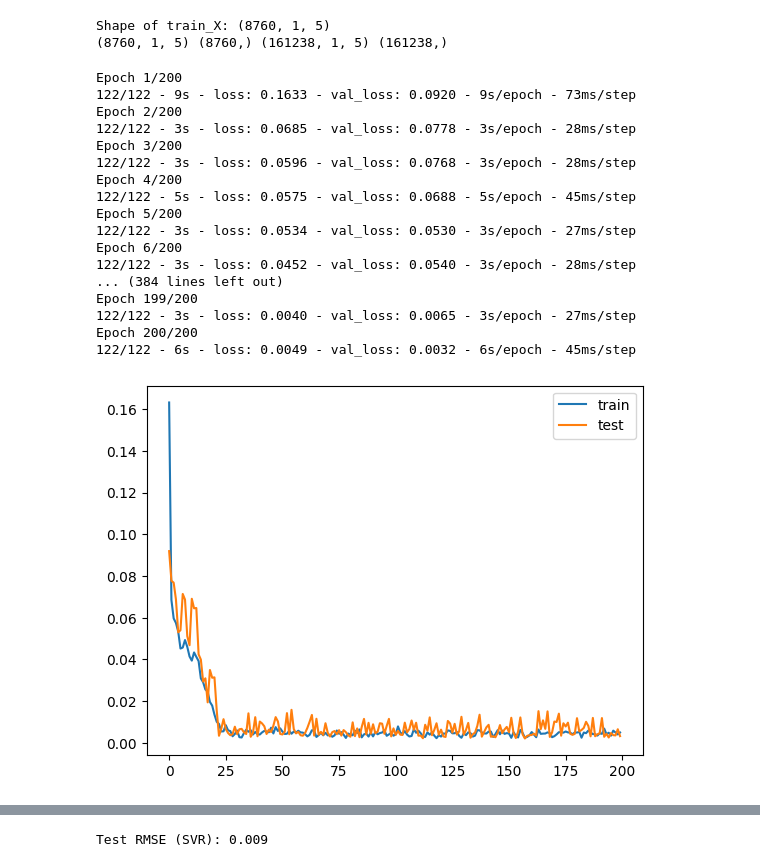
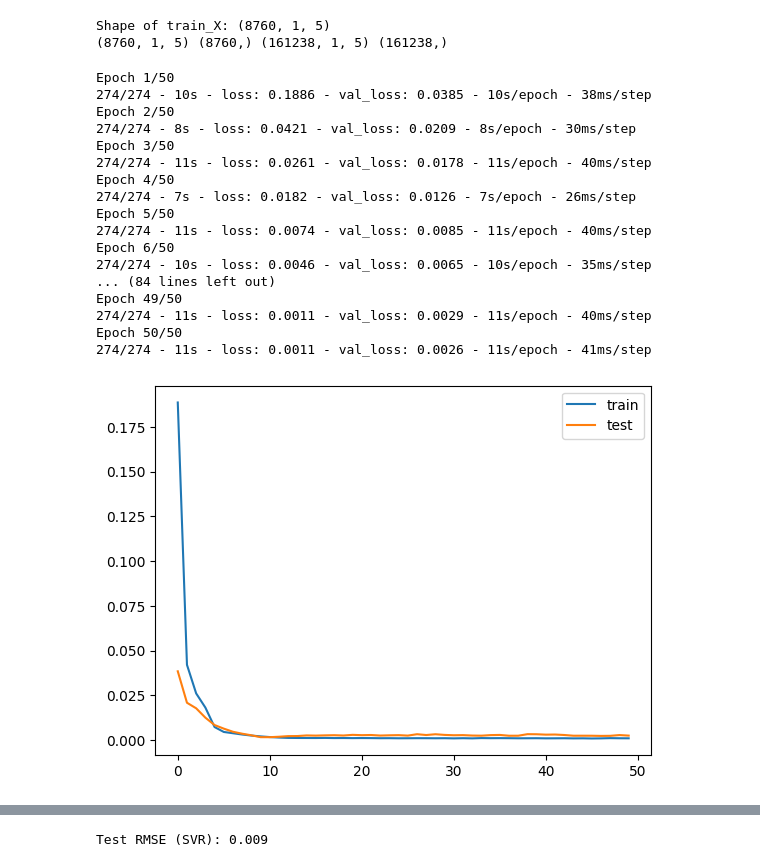
Before and after one commit to Dr-Isam-ALJAWARNEH/ds-project-lstm-forecasting, a Jupyter notebook: code/Project01_LSTM.ipynb, the cells around one changed output, grey strips where cells are left out. Drawn from its saved outputs; the diff is of its cells as text; code cells hidden in the pictures.

Commit message:
LSTM overfix fit
Added code folder and moved notebook. Fixed LSTM overfix issue by reducing number of units and changing model training options.

```diff
--- a/Project01_LSTM.ipynb
+++ b/code/Project01_LSTM.ipynb
@@ -24,10 +24,10 @@ from scipy import stats
 
 import os
 # %%
-#path="/content/drive/MyDrive/smart_parking/data/"
+path="/content/drive/MyDrive/smart_parking/data/"
 # %%
-#NYC_PM = pd.read_csv(path + "NYC_PM.csv")
-NYC_PM = pd.read_csv("https://raw.githubusercontent.com/IsamAljawarneh/datasets/master/data/NYC_AQ.csv")
+NYC_PM = pd.read_csv(path + "NYC_PM.csv")
+#NYC_PM = pd.read_csv("https://raw.githubusercontent.com/IsamAljawarneh/datasets/master/data/NYC_AQ.csv")
 NYC_PM.head()
 # %% [output]
 |  | SensorID | time | latitude | longitude | bin0 | bin1 | bin2 | bin3 | bin4 | bin5 | ... | ... |
@@ -684,35 +677,35 @@ from keras.layers import LSTM
 # %%
 # design network
 model = Sequential()
-model.add(LSTM(50, input_shape=(train_X.shape[1], train_X.shape[2])))
+model.add(LSTM(4, input_shape=(train_X.shape[1], train_X.shape[2])))
 model.add(Dense(1))
 model.compile(loss='mae', optimizer='adam')
 # fit network
-history = model.fit(train_X, train_y, epochs=200, batch_size=72, validation_data=(test_X, test_y), verbose=2, shuffle=False)
+history = model.fit(train_X, train_y, epochs=50, batch_size=32, validation_data=(test_X, test_y), verbose=2, shuffle=True)
 # plot history
 pyplot.plot(history.history['loss'], label='train')
 pyplot.plot(history.history['val_loss'], label='test')
 pyplot.legend()
 pyplot.show()
 # %% [output]
-Epoch 1/200
-122/122 - 9s - loss: 0.1633 - val_loss: 0.0920 - 9s/epoch - 73ms/step
-Epoch 2/200
-122/122 - 3s - loss: 0.0685 - val_loss: 0.0778 - 3s/epoch - 28ms/step
-Epoch 3/200
-122/122 - 3s - loss: 0.0596 - val_loss: 0.0768 - 3s/epoch - 28ms/step
-Epoch 4/200
-122/122 - 5s - loss: 0.0575 - val_loss: 0.0688 - 5s/epoch - 45ms/step
-Epoch 5/200
-122/122 - 3s - loss: 0.0534 - val_loss: 0.0530 - 3s/epoch - 27ms/step
-Epoch 6/200
-122/122 - 3s - loss: 0.0452 - val_loss: 0.0540 - 3s/epoch - 28ms/step
-... (384 lines left out)
-Epoch 199/200
-122/122 - 3s - loss: 0.0040 - val_loss: 0.0065 - 3s/epoch - 27ms/step
-Epoch 200/200
-122/122 - 6s - loss: 0.0049 - val_loss: 0.0032 - 6s/epoch - 45ms/step
+Epoch 1/50
+274/274 - 10s - loss: 0.1886 - val_loss: 0.0385 - 10s/epoch - 38ms/step
+Epoch 2/50
+274/274 - 8s - loss: 0.0421 - val_loss: 0.0209 - 8s/epoch - 30ms/step
+Epoch 3/50
+274/274 - 11s - loss: 0.0261 - val_loss: 0.0178 - 11s/epoch - 40ms/step
+Epoch 4/50
+274/274 - 7s - loss: 0.0182 - val_loss: 0.0126 - 7s/epoch - 26ms/step
+Epoch 5/50
+274/274 - 11s - loss: 0.0074 - val_loss: 0.0085 - 11s/epoch - 40ms/step
+Epoch 6/50
+274/274 - 10s - loss: 0.0046 - val_loss: 0.0065 - 10s/epoch - 35ms/step
+... (84 lines left out)
+Epoch 49/50
+274/274 - 11s - loss: 0.0011 - val_loss: 0.0029 - 11s/epoch - 40ms/step
+Epoch 50/50
+274/274 - 11s - loss: 0.0011 - val_loss: 0.0026 - 11s/epoch - 41ms/step
-[figure, old version]
+[figure, new version]
 # %%
 # make a prediction
 #making predictions (yhat) using the trained model (model) on the test data (test_X).
```
Also changed, not shown: parts of 8 cells of this notebook.
